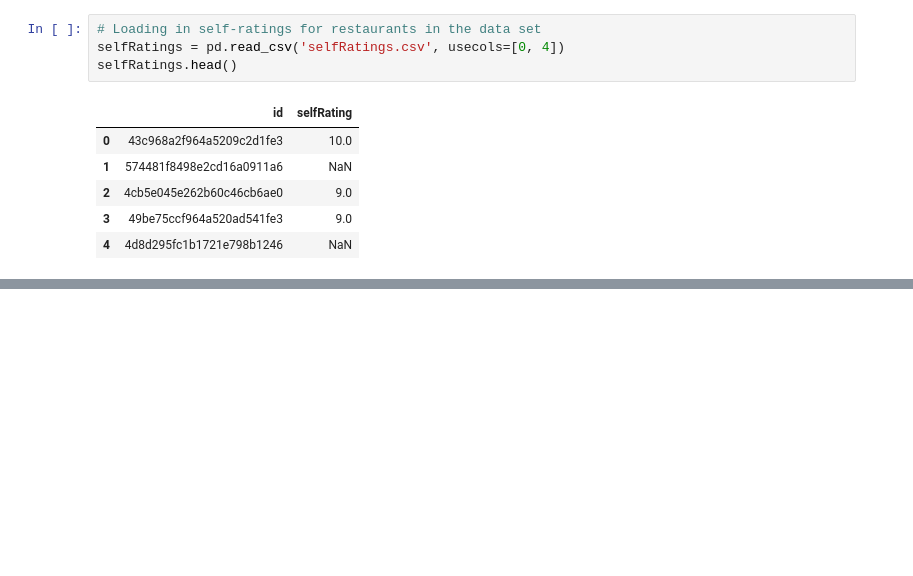
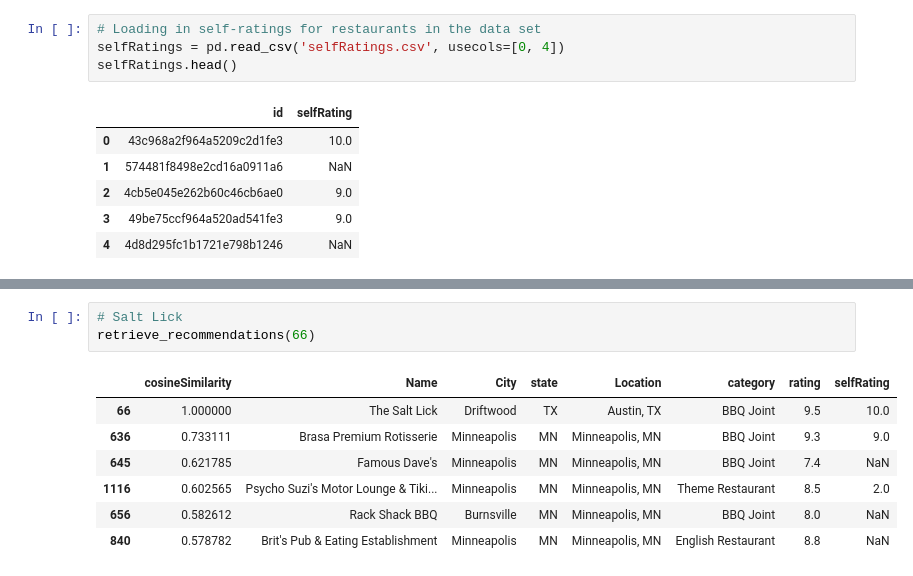
Before and after one commit to JeffMacaluso/Blog, a Jupyter notebook: Restaurant Recommender.ipynb, the cells around one changed output, grey strips where cells are left out. Drawn from its saved outputs; the diff is of its cells as text; blank space fills up the shorter version.

```diff
--- a/Restaurant Recommender.ipynb
+++ b/Restaurant Recommender.ipynb
@@ -1006,0 +1001,11 @@ retrieve_recommendations(696, 5)
+# %%
+# Salt Lick
+retrieve_recommendations(66)
+# %% [output]
+|  | cosineSimilarity | Name | City | state | Location | category | rating | selfRating |
+| 66 | 1.000000 | The Salt Lick | Driftwood | TX | Austin, TX | BBQ Joint | 9.5 | 10.0 |
+| 636 | 0.733111 | Brasa Premium Rotisserie | Minneapolis | MN | Minneapolis, MN | BBQ Joint | 9.3 | 9.0 |
+| 645 | 0.621785 | Famous Dave's | Minneapolis | MN | Minneapolis, MN | BBQ Joint | 7.4 | NaN |
+| 1116 | 0.602565 | Psycho Suzi's Motor Lounge & Tiki... | Minneapolis | MN | Minneapolis, MN | Theme Restaurant | 8.5 | 2.0 |
+| 656 | 0.582612 | Rack Shack BBQ | Burnsville | MN | Minneapolis, MN | BBQ Joint | 8.0 | NaN |
+| 840 | 0.578782 | Brit's Pub & Eating Establishment | Minneapolis | MN | Minneapolis, MN | English Restaurant | 8.8 | NaN |
```
Also changed, not shown: parts of 60 cells of this notebook.
